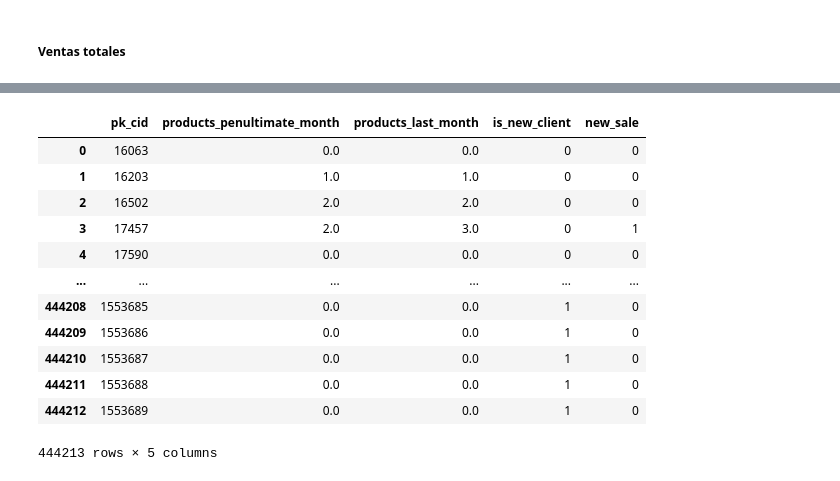
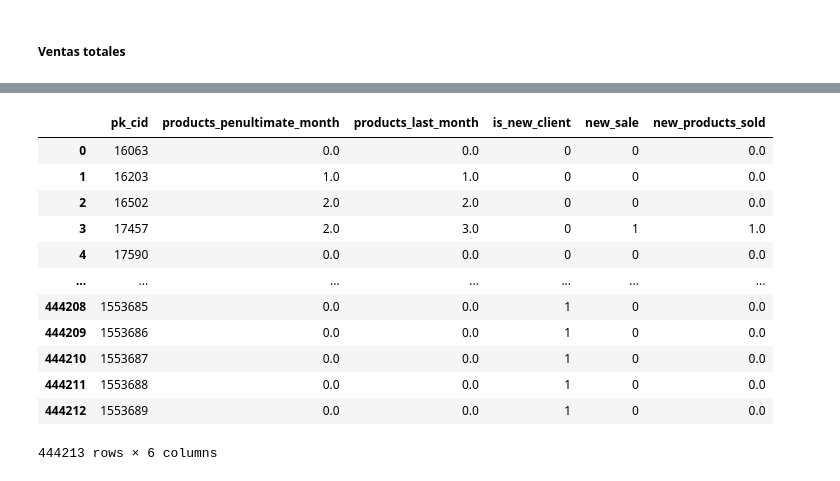
Before and after one commit to Nerea26/easy-money, a Jupyter notebook: notebooks/1.5-eda.ipynb, the cells around one changed output, grey strips where cells are left out. Cells and saved outputs as stored; diff of their text form; code cells hidden in the pictures.

Commit message:
sales last month details added to EDA

```diff
--- a/notebooks/1.5-eda.ipynb
+++ b/notebooks/1.5-eda.ipynb
@@ -1727,18 +1814,19 @@ def get_last_sales_report(df: pd.DataFrame) -> pd.DataFrame:
     return sales
 # %%
 last_sales = get_last_sales_report(df)
+last_sales["new_products_sold"] = last_sales["products_last_month"] - last_sales["products_penultimate_month"]
 last_sales
 # %% [output]
-|  | pk_cid | products_penultimate_month | products_last_month | is_new_client | new_sale |
-| 0 | 16063 | 0.0 | 0.0 | 0 | 0 |
-| 1 | 16203 | 1.0 | 1.0 | 0 | 0 |
-| 2 | 16502 | 2.0 | 2.0 | 0 | 0 |
-| 3 | 17457 | 2.0 | 3.0 | 0 | 1 |
-| 4 | 17590 | 0.0 | 0.0 | 0 | 0 |
-| ... | ... | ... | ... | ... | ... |
-| 444208 | 1553685 | 0.0 | 0.0 | 1 | 0 |
-| 444209 | 1553686 | 0.0 | 0.0 | 1 | 0 |
-| 444210 | 1553687 | 0.0 | 0.0 | 1 | 0 |
-| 444211 | 1553688 | 0.0 | 0.0 | 1 | 0 |
-| 444212 | 1553689 | 0.0 | 0.0 | 1 | 0 |
+|  | pk_cid | products_penultimate_month | products_last_month | is_new_client | new_sale | new_products_sold |
+| 0 | 16063 | 0.0 | 0.0 | 0 | 0 | 0.0 |
+| 1 | 16203 | 1.0 | 1.0 | 0 | 0 | 0.0 |
+| 2 | 16502 | 2.0 | 2.0 | 0 | 0 | 0.0 |
+| 3 | 17457 | 2.0 | 3.0 | 0 | 1 | 1.0 |
+| 4 | 17590 | 0.0 | 0.0 | 0 | 0 | 0.0 |
+| ... | ... | ... | ... | ... | ... | ... |
+| 444208 | 1553685 | 0.0 | 0.0 | 1 | 0 | 0.0 |
+| 444209 | 1553686 | 0.0 | 0.0 | 1 | 0 | 0.0 |
+| 444210 | 1553687 | 0.0 | 0.0 | 1 | 0 | 0.0 |
+| 444211 | 1553688 | 0.0 | 0.0 | 1 | 0 | 0.0 |
+| 444212 | 1553689 | 0.0 | 0.0 | 1 | 0 | 0.0 |
-444213 rows × 5 columns
+444213 rows × 6 columns
```
Also changed, not shown: parts of 16 cells of this notebook, 1 other file.
